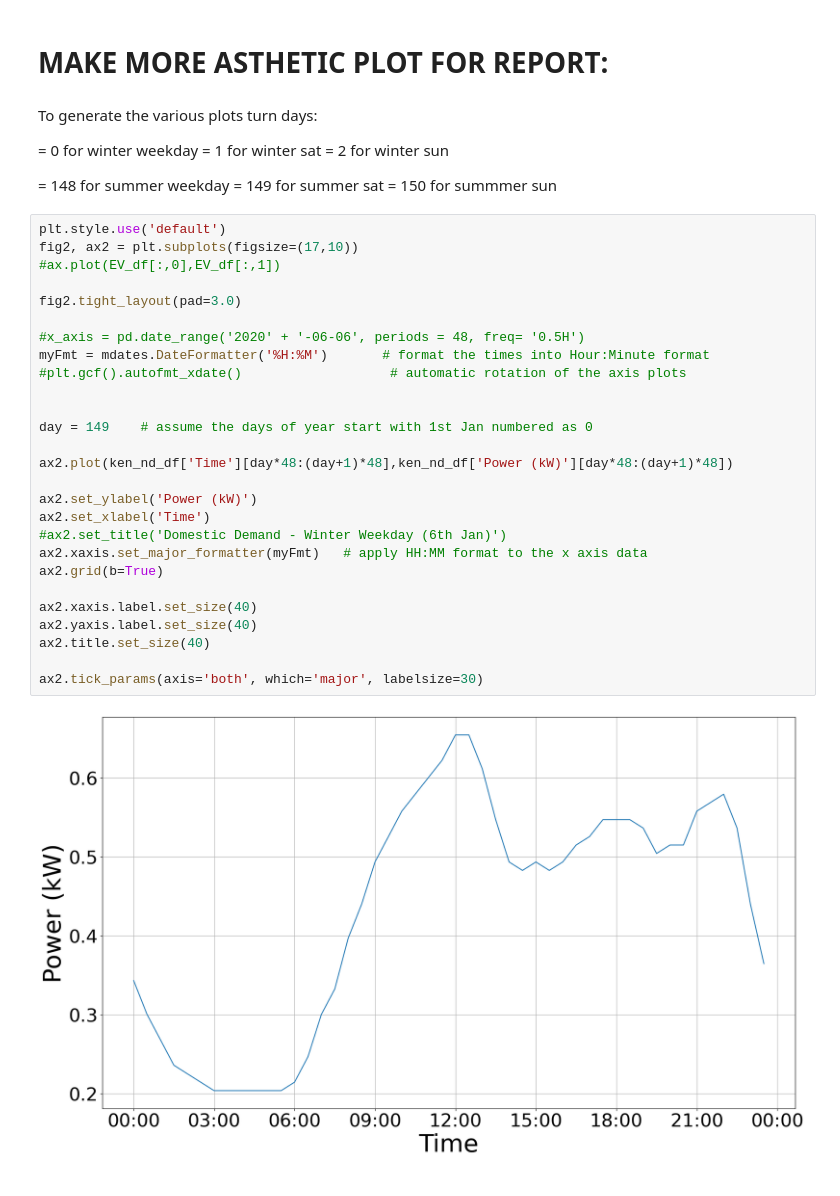
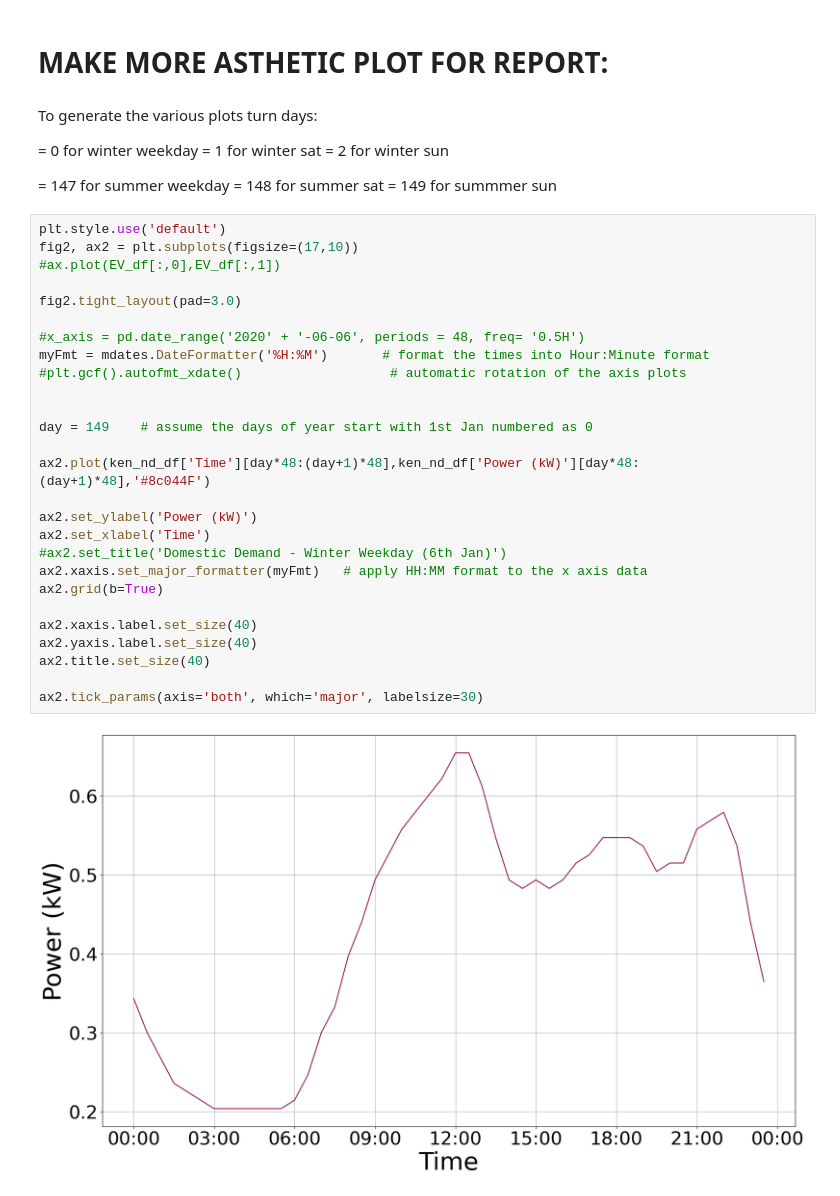
Before and after one commit to themathedges/3YP-Standalone-Kennington, a Jupyter notebook: Minnie/Kennington Demand Profiling/Dom_elec_annual_profile_3.ipynb, the cells around one changed output. Saved outputs shown, nothing was run; the diff lists cells and outputs as text.

```diff
--- a/Minnie/Kennington Demand Profiling/Dom_elec_annual_profile_3.ipynb
+++ b/Minnie/Kennington Demand Profiling/Dom_elec_annual_profile_3.ipynb
@@ -363,35 +361,35 @@ To generate the various plots turn days:
 = 2 for winter sun
 
 
-= 148 for summer weekday
-= 149 for summer sat
-= 150 for summmer sun
+= 147 for summer weekday
+= 148 for summer sat
+= 149 for summmer sun
 # %%
 plt.style.use('default')
 fig2, ax2 = plt.subplots(figsize=(17,10))
 #ax.plot(EV_df[:,0],EV_df[:,1])
 
 fig2.tight_layout(pad=3.0)
 
 #x_axis = pd.date_range('2020' + '-06-06', periods = 48, freq= '0.5H')
 myFmt = mdates.DateFormatter('%H:%M')       # format the times into Hour:Minute format
 #plt.gcf().autofmt_xdate()                   # automatic rotation of the axis plots
 
 
 day = 149    # assume the days of year start with 1st Jan numbered as 0
 
-ax2.plot(ken_nd_df['Time'][day*48:(day+1)*48],ken_nd_df['Power (kW)'][day*48:(day+1)*48])
+ax2.plot(ken_nd_df['Time'][day*48:(day+1)*48],ken_nd_df['Power (kW)'][day*48:(day+1)*48],'#8c044F')
 
 ax2.set_ylabel('Power (kW)')
 ax2.set_xlabel('Time')
 #ax2.set_title('Domestic Demand - Winter Weekday (6th Jan)')
 ax2.xaxis.set_major_formatter(myFmt)   # apply HH:MM format to the x axis data
 ax2.grid(b=True)
 
 ax2.xaxis.label.set_size(40)
 ax2.yaxis.label.set_size(40)
 ax2.title.set_size(40)
 
 ax2.tick_params(axis='both', which='major', labelsize=30)
 # %% [output]
-[figure, old version]
+[figure, new version]
```
Also changed, not shown: parts of 2 cells of this notebook.
